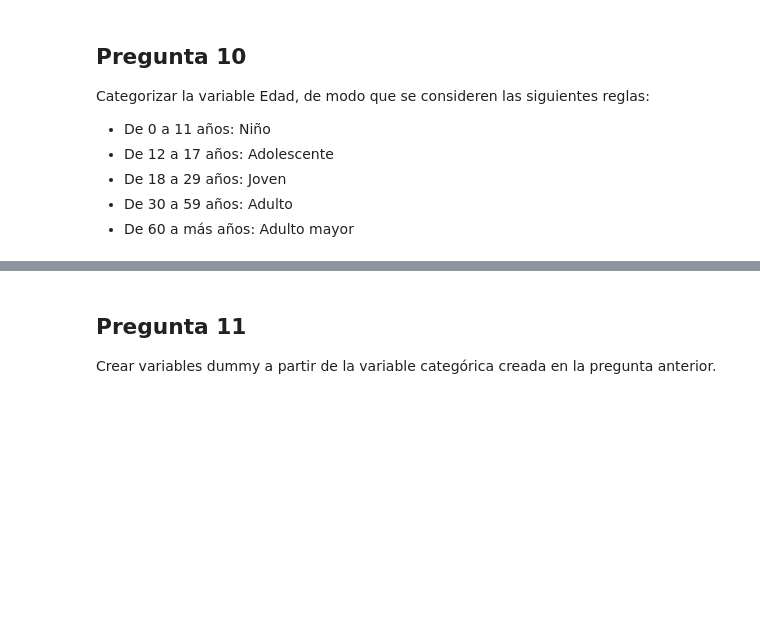
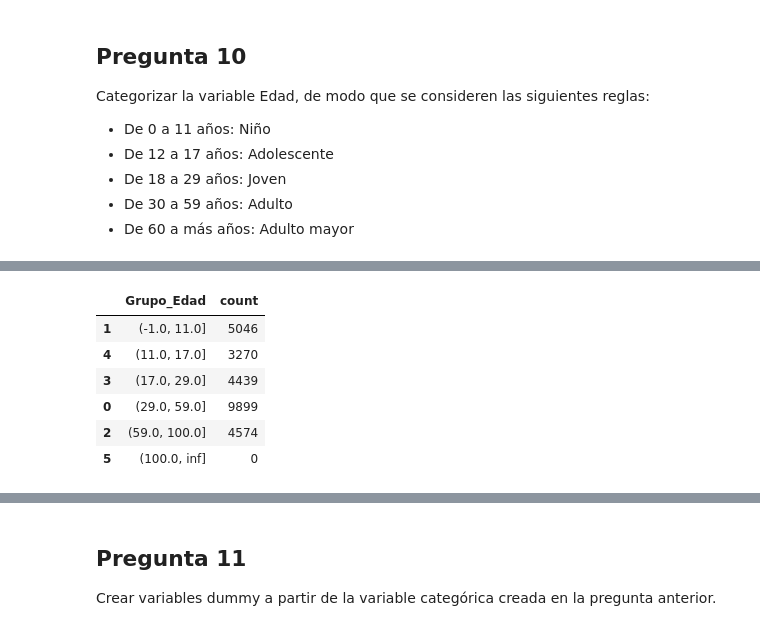
Before and after one commit to jeguns/EP7173, a Jupyter notebook: Unidad 02/02_Procedimientos_básicos_de_preprocesamiento_de_datos.ipynb, the cells around one changed output, grey strips where cells are left out. Cells and saved outputs as stored; diff of their text form; code cells hidden in the pictures; blank space fills up the shorter version.

```diff
--- a/Unidad 02/02_Procedimientos_básicos_de_preprocesamiento_de_datos.ipynb
+++ b/Unidad 02/02_Procedimientos_básicos_de_preprocesamiento_de_datos.ipynb
@@ -622,8 +868,17 @@ datos_int.groupby('Edad').size().reset_index(name='Frecuencia')
 # %%
 datos_int['Grupo_Edad'] = pd.cut(datos_int['Edad'],
                                  bins = [-1, 11, 17, 29, 59, 100, float('inf')],
                                  #labels = ['Niño', 'Adolescente', 'Joven', 'Adulto', 'Adulto mayor', 'Sin datos'],
                                  right = True)
+datos_int['Grupo_Edad'].value_counts().reset_index().sort_values(by = "Grupo_Edad")
+# %% [output]
+|  | Grupo_Edad | count |
+| 1 | (-1.0, 11.0] | 5046 |
+| 4 | (11.0, 17.0] | 3270 |
+| 3 | (17.0, 29.0] | 4439 |
+| 0 | (29.0, 59.0] | 9899 |
+| 2 | (59.0, 100.0] | 4574 |
+| 5 | (100.0, inf] | 0 |
 # %%
 datos_int['Grupo_Edad'] = pd.cut(datos_int['Edad'],
                                  bins = [0, 12, 18, 30, 60, 101, float('inf')],
```
Also changed, not shown: parts of 58 cells of this notebook.
